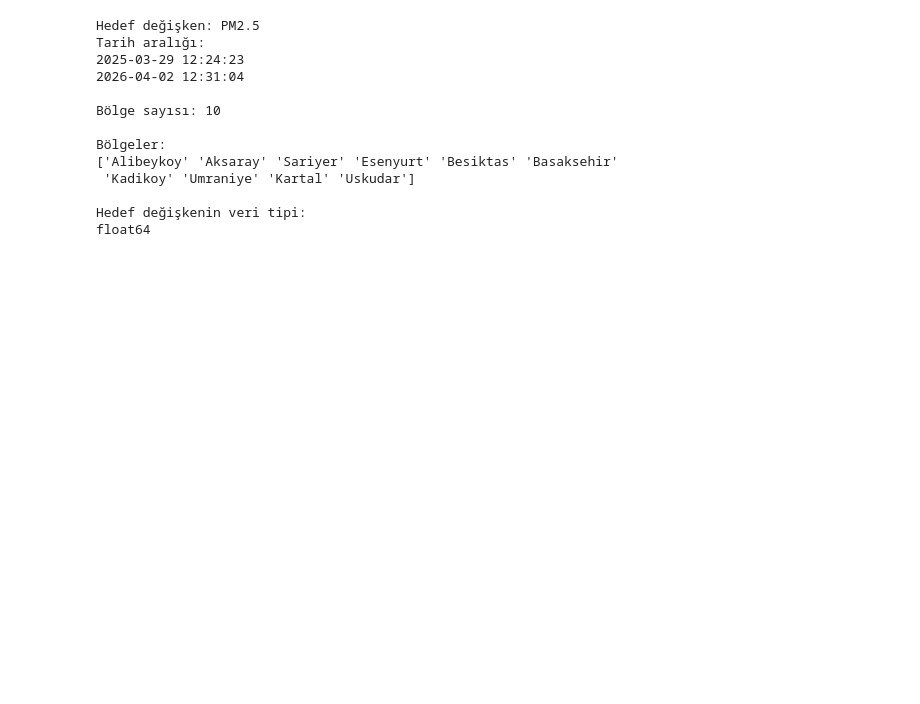
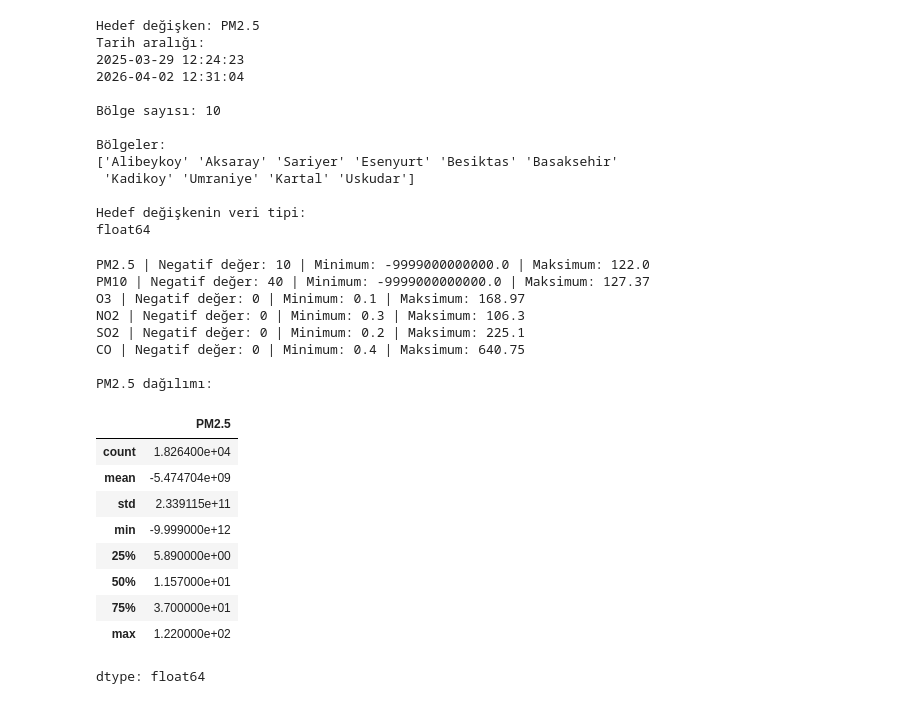
Before and after one commit to enes-koroglu/istanbul-air-quality-prediction, a Jupyter notebook: notebooks/01_data_loading.ipynb, the cells around one changed output. Cells and saved outputs as stored; diff of their text form; code cells hidden in the pictures; blank space fills up the shorter version.

```diff
--- a/notebooks/01_data_loading.ipynb
+++ b/notebooks/01_data_loading.ipynb
@@ -129,3 +163,39 @@ Bölgeler:
 
 Hedef değişkenin veri tipi:
 float64
+# %%
+
+pollutant_cols = [
+    "PM2.5", "PM10", "O3",
+    "NO2", "SO2", "CO"
+]
+
+for col in pollutant_cols:
+    print(
+        col,
+        "| Negatif değer:", (df[col] < 0).sum(),
+        "| Minimum:", df[col].min(),
+        "| Maksimum:", df[col].max()
+    )
+
+print("\nPM2.5 dağılımı:")
+display(df["PM2.5"].describe())
+# %% [output]
+PM2.5 | Negatif değer: 10 | Minimum: -9999000000000.0 | Maksimum: 122.0
+PM10 | Negatif değer: 40 | Minimum: -9999000000000.0 | Maksimum: 127.37
+O3 | Negatif değer: 0 | Minimum: 0.1 | Maksimum: 168.97
+NO2 | Negatif değer: 0 | Minimum: 0.3 | Maksimum: 106.3
+SO2 | Negatif değer: 0 | Minimum: 0.2 | Maksimum: 225.1
+CO | Negatif değer: 0 | Minimum: 0.4 | Maksimum: 640.75
+
+PM2.5 dağılımı:
+|  | PM2.5 |
+| count | 1.826400e+04 |
+| mean | -5.474704e+09 |
+| std | 2.339115e+11 |
+| min | -9.999000e+12 |
+| 25% | 5.890000e+00 |
+| 50% | 1.157000e+01 |
+| 75% | 3.700000e+01 |
+| max | 1.220000e+02 |
+dtype: float64
```
Also changed, not shown: parts of 1 cell of this notebook.
